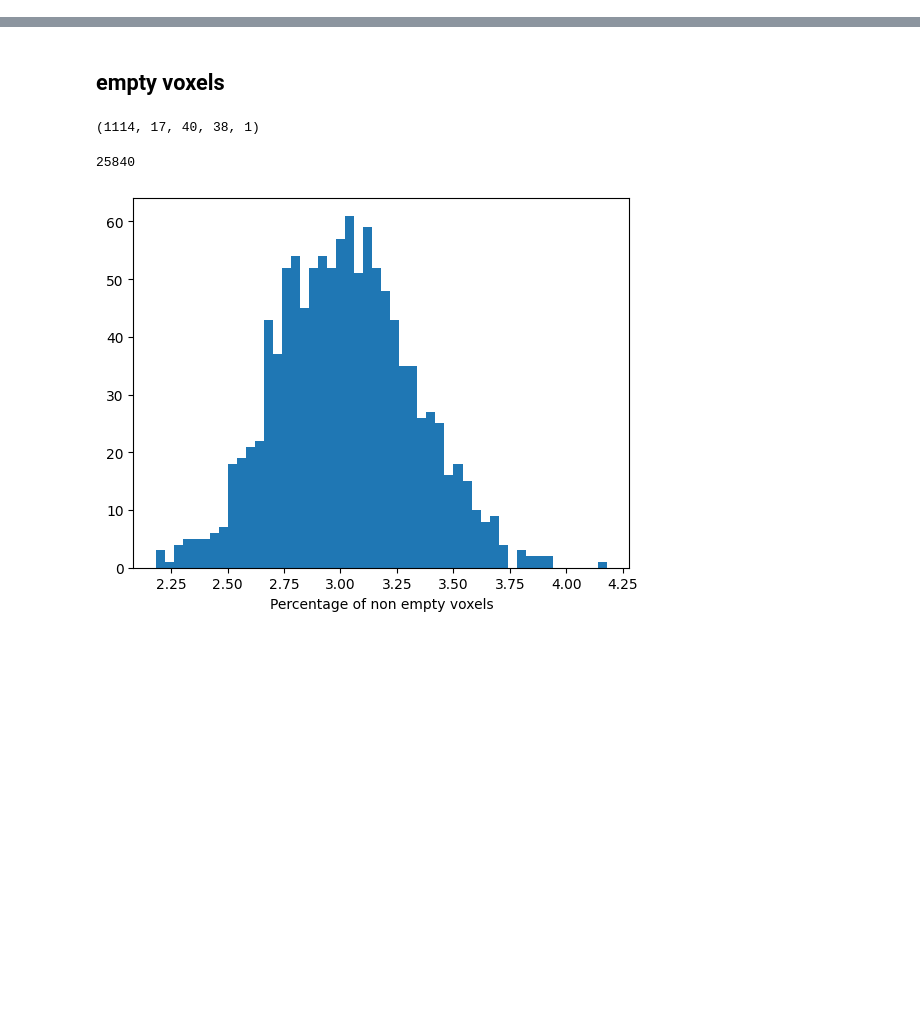
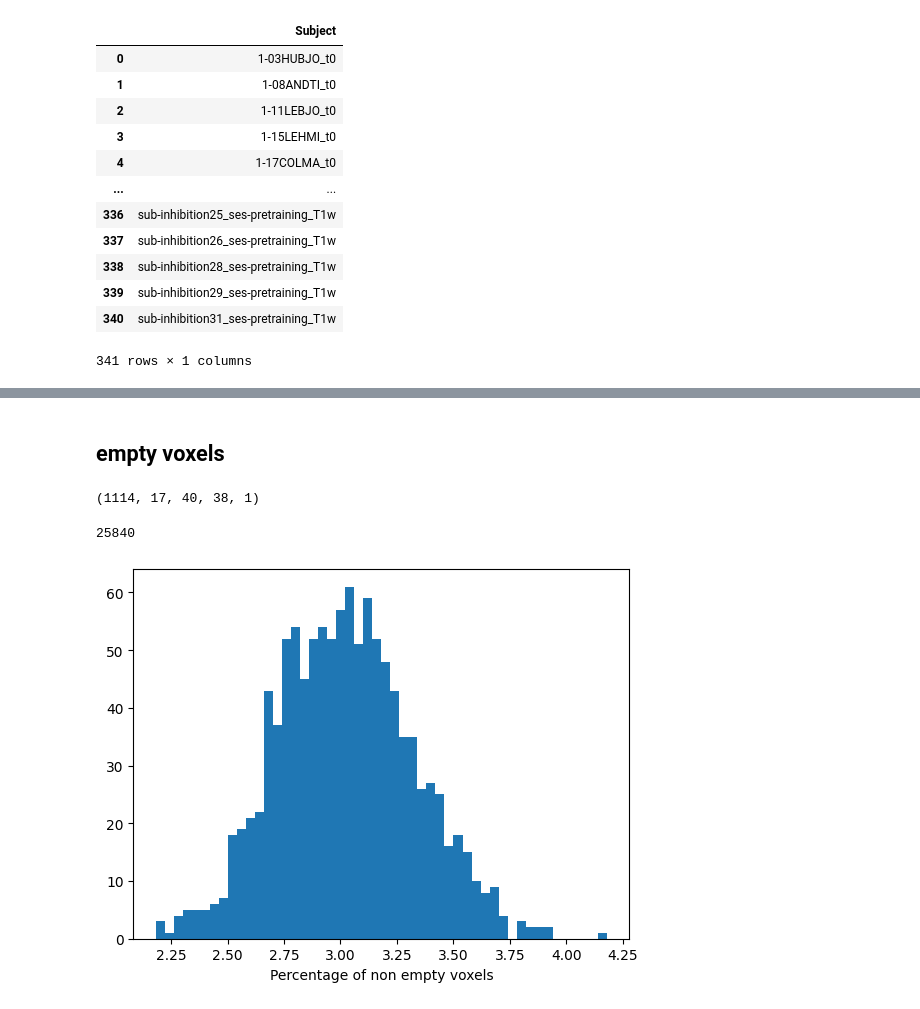
Before and after one commit to neurospin-projects/2023_agaudin_jchavas_folding_supervised, a Jupyter notebook: contrastive/notebooks/pca_analysis.ipynb, the cells around one changed output, grey strips where cells are left out. Drawn from its saved outputs; the diff is of its cells as text; code cells hidden in the pictures; blank space fills up the shorter version.

```diff
--- a/contrastive/notebooks/pca_analysis.ipynb
+++ b/contrastive/notebooks/pca_analysis.ipynb
@@ -17,0 +37,17 @@ INFO: you cannot use deep_folding in brainvisa. Probably OK.
+# %%
+acc_subjects = pd.read_csv("/neurospin/dico/data/deep_folding/current/datasets/ACCpatterns/crops/2mm/CINGULATE/mask/Rlabel_subject.csv")
+acc_subjects
+# %% [output]
+|  | Subject |
+| 0 | 1-03HUBJO_t0 |
+| 1 | 1-08ANDTI_t0 |
+| 2 | 1-11LEBJO_t0 |
+| 3 | 1-15LEHMI_t0 |
+| 4 | 1-17COLMA_t0 |
+| ... | ... |
+| 336 | sub-inhibition25_ses-pretraining_T1w |
+| 337 | sub-inhibition26_ses-pretraining_T1w |
+| 338 | sub-inhibition28_ses-pretraining_T1w |
+| 339 | sub-inhibition29_ses-pretraining_T1w |
+| 340 | sub-inhibition31_ses-pretraining_T1w |
+341 rows × 1 columns
```
Also changed, not shown: parts of 9 cells of this notebook, 5 other files.
